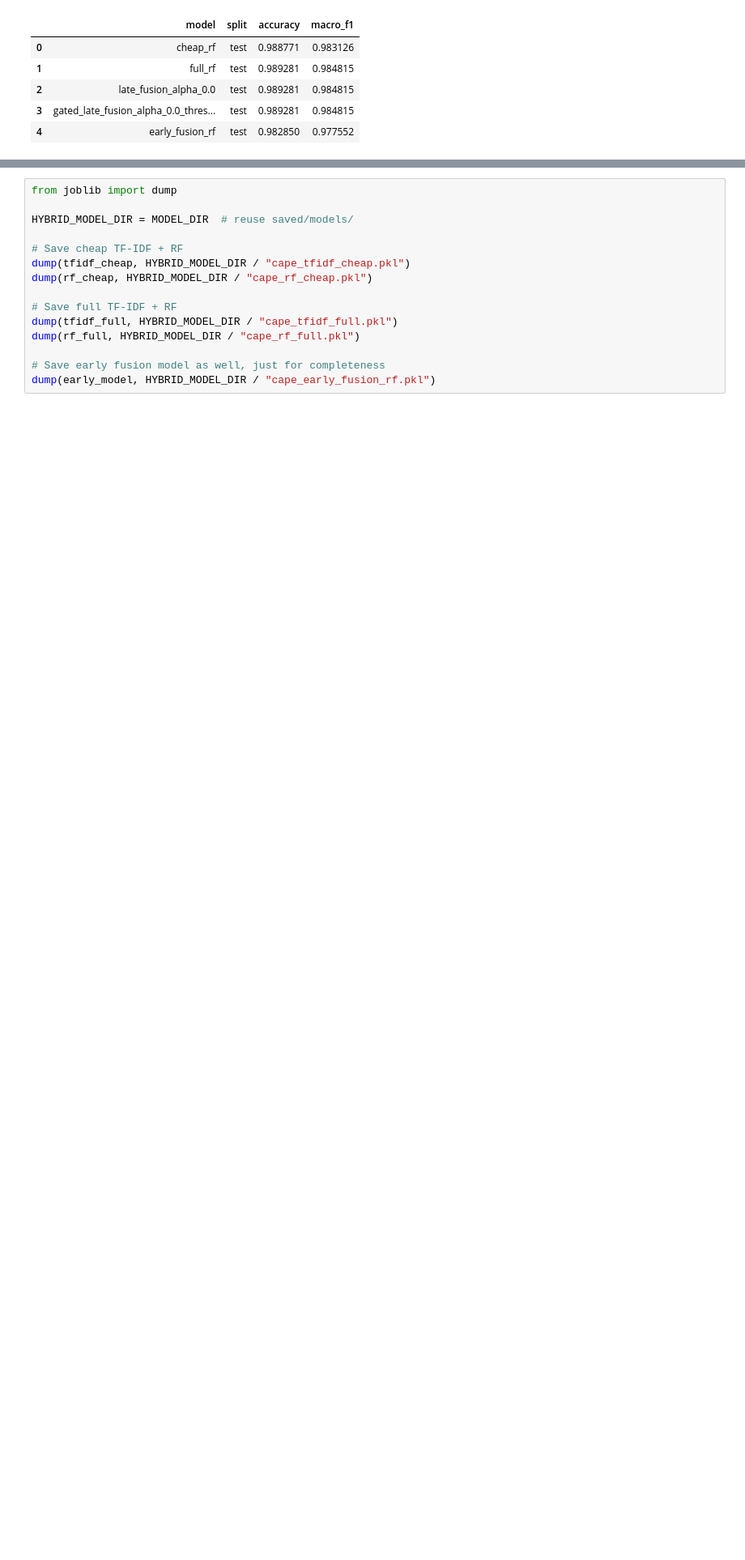
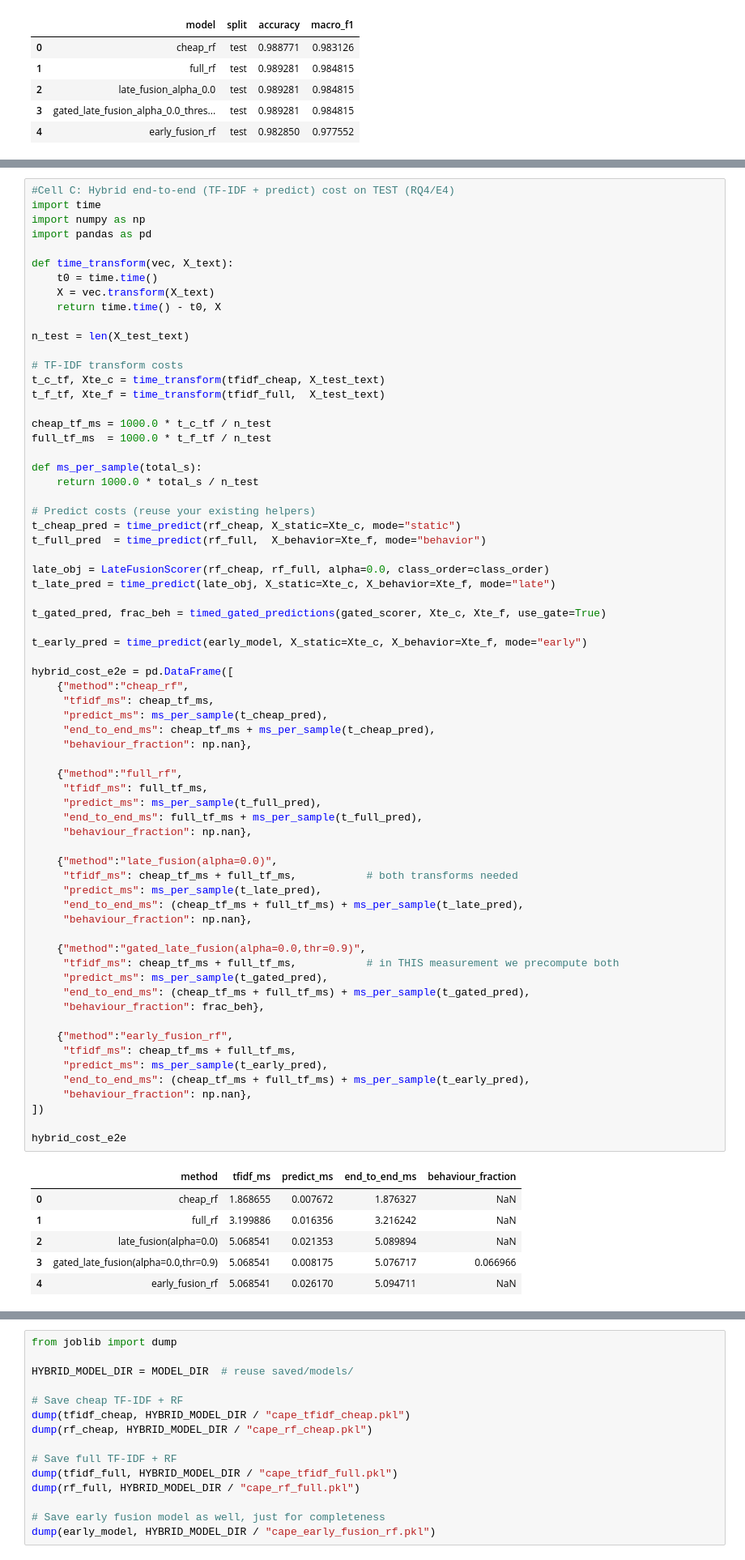
Before and after one commit to AM2356/hybrid-av, a Jupyter notebook: notebooks/03_hybrid_scoring.ipynb, the cells around one changed output, grey strips where cells are left out. Shown at 81% size. Cells and saved outputs as stored; diff of their text form; blank space fills up the shorter version.

```diff
--- a/notebooks/03_hybrid_scoring.ipynb
+++ b/notebooks/03_hybrid_scoring.ipynb
@@ -503,0 +670,74 @@ timings_df
+# %%
+#Cell C: Hybrid end-to-end (TF-IDF + predict) cost on TEST (RQ4/E4)
+import time
+import numpy as np
+import pandas as pd
+
+def time_transform(vec, X_text):
+    t0 = time.time()
+    X = vec.transform(X_text)
+    return time.time() - t0, X
+
+n_test = len(X_test_text)
+
+# TF-IDF transform costs
+t_c_tf, Xte_c = time_transform(tfidf_cheap, X_test_text)
+t_f_tf, Xte_f = time_transform(tfidf_full,  X_test_text)
+
+cheap_tf_ms = 1000.0 * t_c_tf / n_test
+full_tf_ms  = 1000.0 * t_f_tf / n_test
+
+def ms_per_sample(total_s):
+    return 1000.0 * total_s / n_test
+
+# Predict costs (reuse your existing helpers)
+t_cheap_pred = time_predict(rf_cheap, X_static=Xte_c, mode="static")
+t_full_pred  = time_predict(rf_full,  X_behavior=Xte_f, mode="behavior")
+
+late_obj = LateFusionScorer(rf_cheap, rf_full, alpha=0.0, class_order=class_order)
+t_late_pred = time_predict(late_obj, X_static=Xte_c, X_behavior=Xte_f, mode="late")
+
+t_gated_pred, frac_beh = timed_gated_predictions(gated_scorer, Xte_c, Xte_f, use_gate=True)
+
+t_early_pred = time_predict(early_model, X_static=Xte_c, X_behavior=Xte_f, mode="early")
+
+hybrid_cost_e2e = pd.DataFrame([
+    {"method":"cheap_rf",
+     "tfidf_ms": cheap_tf_ms,
+     "predict_ms": ms_per_sample(t_cheap_pred),
+     "end_to_end_ms": cheap_tf_ms + ms_per_sample(t_cheap_pred),
+     "behaviour_fraction": np.nan},
+
+    {"method":"full_rf",
+     "tfidf_ms": full_tf_ms,
+     "predict_ms": ms_per_sample(t_full_pred),
+     "end_to_end_ms": full_tf_ms + ms_per_sample(t_full_pred),
+     "behaviour_fraction": np.nan},
+
+    {"method":"late_fusion(alpha=0.0)",
+     "tfidf_ms": cheap_tf_ms + full_tf_ms,           # both transforms needed
+     "predict_ms": ms_per_sample(t_late_pred),
+     "end_to_end_ms": (cheap_tf_ms + full_tf_ms) + ms_per_sample(t_late_pred),
+     "behaviour_fraction": np.nan},
+
+    {"method":"gated_late_fusion(alpha=0.0,thr=0.9)",
+     "tfidf_ms": cheap_tf_ms + full_tf_ms,           # in THIS measurement we precompute both
+     "predict_ms": ms_per_sample(t_gated_pred),
+     "end_to_end_ms": (cheap_tf_ms + full_tf_ms) + ms_per_sample(t_gated_pred),
+     "behaviour_fraction": frac_beh},
+
+    {"method":"early_fusion_rf",
+     "tfidf_ms": cheap_tf_ms + full_tf_ms,
+     "predict_ms": ms_per_sample(t_early_pred),
+     "end_to_end_ms": (cheap_tf_ms + full_tf_ms) + ms_per_sample(t_early_pred),
+     "behaviour_fraction": np.nan},
+])
+
+hybrid_cost_e2e
+# %% [output]
+|  | method | tfidf_ms | predict_ms | end_to_end_ms | behaviour_fraction |
+| 0 | cheap_rf | 1.868655 | 0.007672 | 1.876327 | NaN |
+| 1 | full_rf | 3.199886 | 0.016356 | 3.216242 | NaN |
+| 2 | late_fusion(alpha=0.0) | 5.068541 | 0.021353 | 5.089894 | NaN |
+| 3 | gated_late_fusion(alpha=0.0,thr=0.9) | 5.068541 | 0.008175 | 5.076717 | 0.066966 |
+| 4 | early_fusion_rf | 5.068541 | 0.026170 | 5.094711 | NaN |
```
Also changed, not shown: parts of 7 cells of this notebook, 2 other files.
